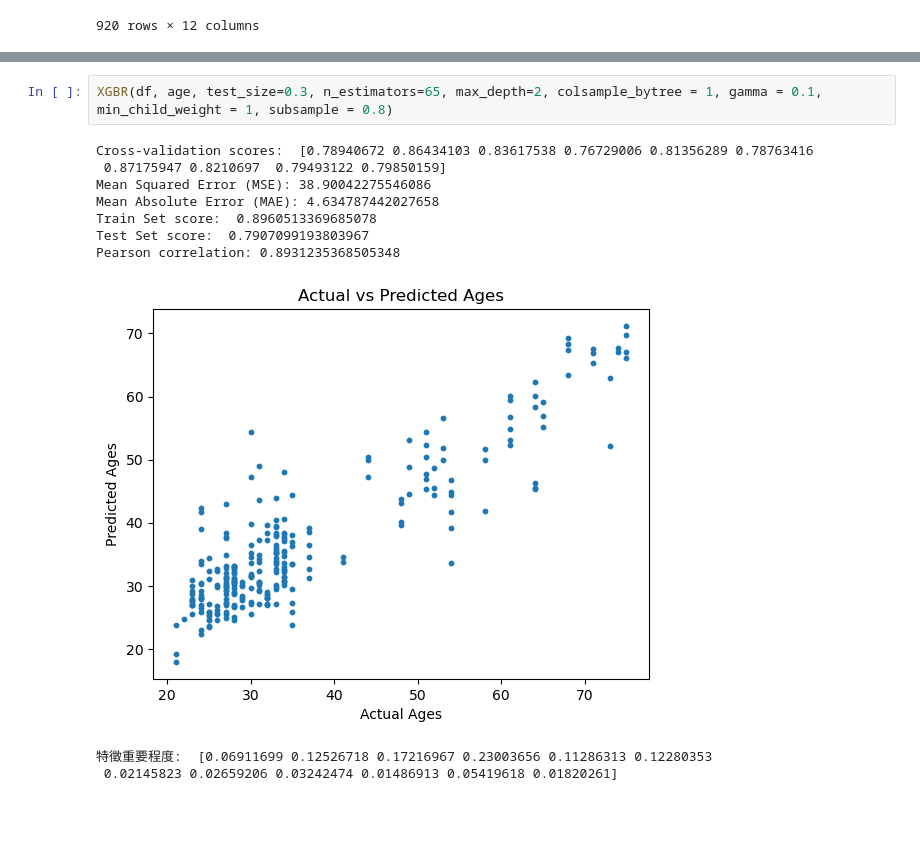
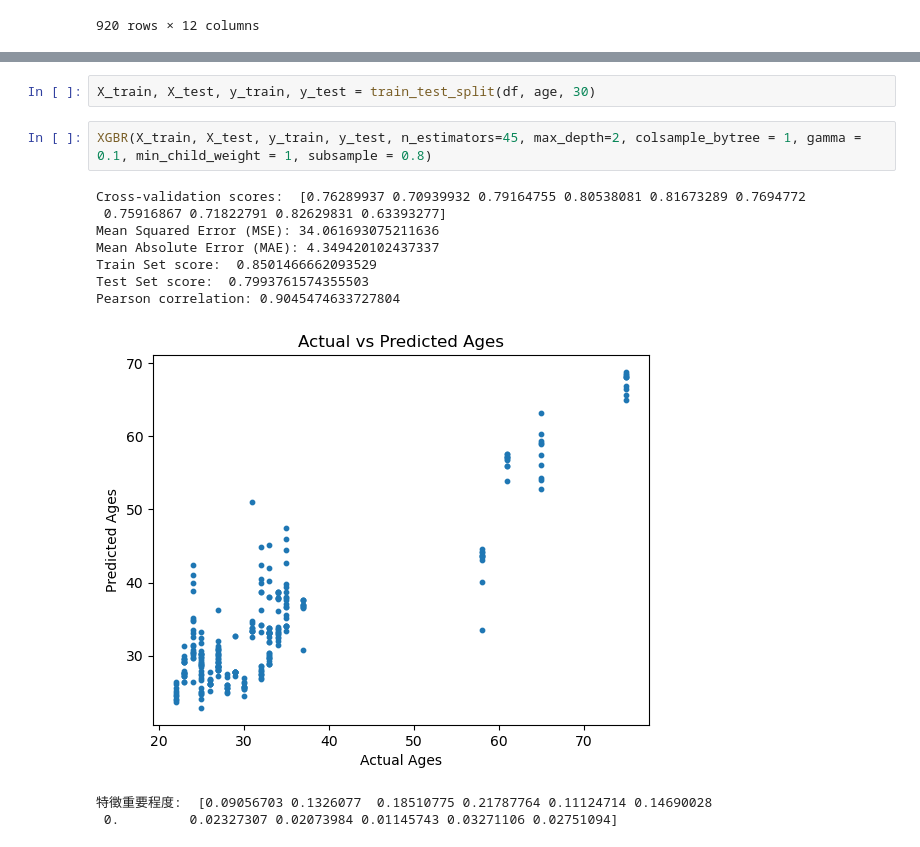
Before and after one commit to benson8902/Research, a Jupyter notebook: Code/Step7 XGBR_data_augmentation_20240303.ipynb, the cells around one changed output, grey strips where cells are left out. Cells and saved outputs as stored; diff of their text form; blank space fills up the shorter version.

```diff
--- a/Code/Step7 XGBR_data_augmentation_20240303.ipynb
+++ b/Code/Step7 XGBR_data_augmentation_20240303.ipynb
@@ -81,13 +138,15 @@ def XGBR(df, age, test_size=0.3, n_estimators=65, max_depth=4, colsample_bytree
+# %%
+X_train, X_test, y_train, y_test = train_test_split(df, age, 30)
 # %%
-XGBR(df, age, test_size=0.3, n_estimators=65, max_depth=2, colsample_bytree = 1, gamma = 0.1, min_child_weight = 1, subsample = 0.8)
+XGBR(X_train, X_test, y_train, y_test, n_estimators=45, max_depth=2, colsample_bytree = 1, gamma = 0.1, min_child_weight = 1, subsample = 0.8)
 # %% [output]
-Cross-validation scores:  [0.78940672 0.86434103 0.83617538 0.76729006 0.81356289 0.78763416
- 0.87175947 0.8210697  0.79493122 0.79850159]
-Mean Squared Error (MSE): 38.90042275546086
-Mean Absolute Error (MAE): 4.634787442027658
-Train Set score:  0.8960513369685078
-Test Set score:  0.7907099193803967
-Pearson correlation: 0.8931235368505348
+Cross-validation scores:  [0.76289937 0.70939932 0.79164755 0.80538081 0.81673289 0.7694772
+ 0.75916867 0.71822791 0.82629831 0.63393277]
+Mean Squared Error (MSE): 34.061693075211636
+Mean Absolute Error (MAE): 4.349420102437337
+Train Set score:  0.8501466662093529
+Test Set score:  0.7993761574355503
+Pearson correlation: 0.9045474633727804
-[figure, old version]
+[figure, new version]
-特徵重要程度:  [0.06911699 0.12526718 0.17216967 0.23003656 0.11286313 0.12280353
- 0.02145823 0.02659206 0.03242474 0.01486913 0.05419618 0.01820261]
+特徵重要程度:  [0.09056703 0.1326077  0.18510775 0.21787764 0.11124714 0.14690028
+ 0.         0.02327307 0.02073984 0.01145743 0.03271106 0.02751094]
```
Also changed, not shown: parts of 10 cells of this notebook, 4 other files.
